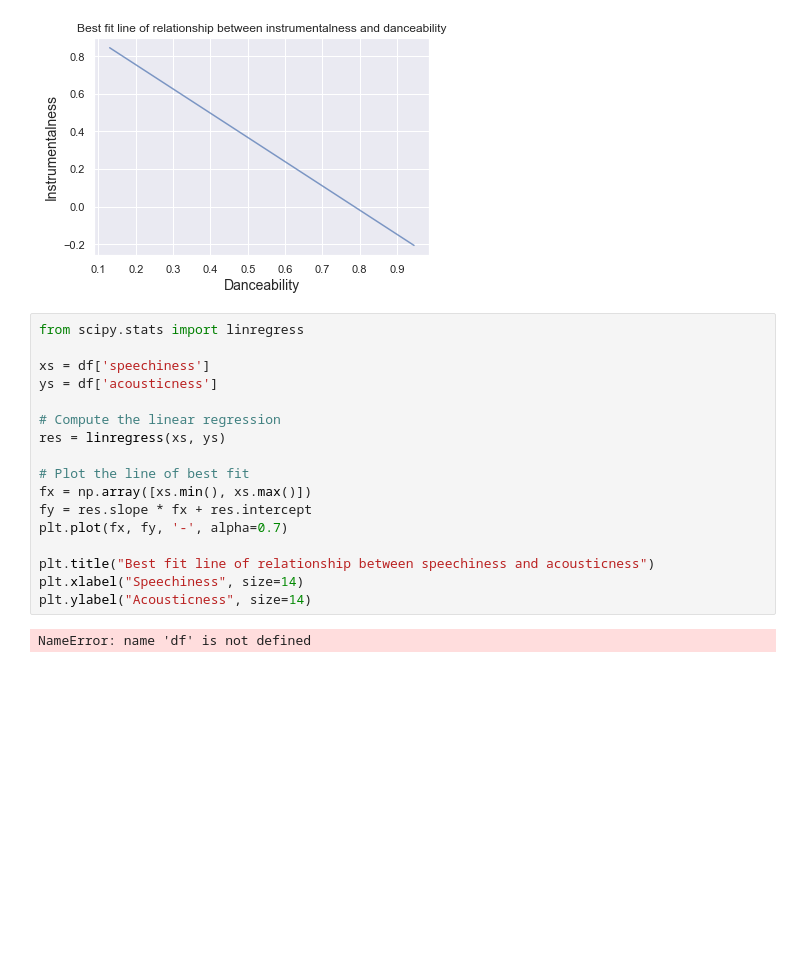
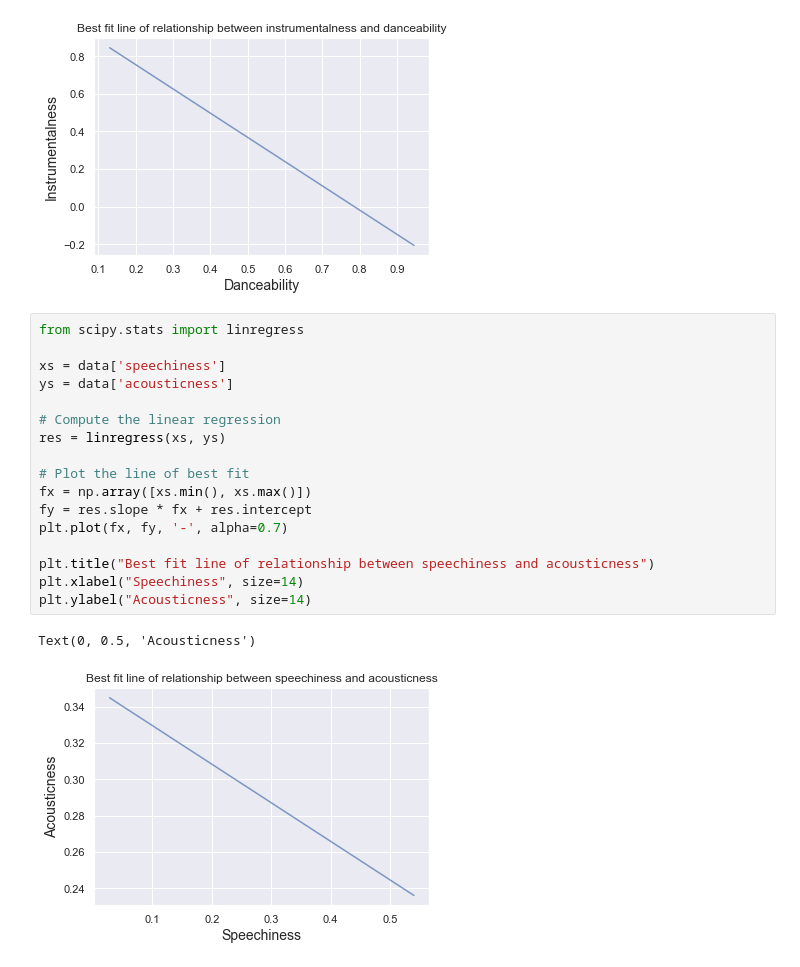
Before and after one commit to pattanaikay/scaling-chainsaw-MultiLR, a Jupyter notebook: Documents/EPGP Course/Spotify EDA Project/Spotify.ipynb, the cells around one changed output. Cells and saved outputs as stored; diff of their text form; blank space fills up the shorter version.

```diff
--- a/Documents/EPGP Course/Spotify EDA Project/Spotify.ipynb
+++ b/Documents/EPGP Course/Spotify EDA Project/Spotify.ipynb
@@ -311,19 +311,20 @@ Text(0, 0.5, 'Instrumentalness')
 # %%
 from scipy.stats import linregress
 
-xs = df['speechiness']
-ys = df['acousticness']
+xs = data['speechiness']
+ys = data['acousticness']
 
 # Compute the linear regression
 res = linregress(xs, ys)
 
 # Plot the line of best fit
 fx = np.array([xs.min(), xs.max()])
 fy = res.slope * fx + res.intercept
 plt.plot(fx, fy, '-', alpha=0.7)
 
 plt.title("Best fit line of relationship between speechiness and acousticness")
 plt.xlabel("Speechiness", size=14)
 plt.ylabel("Acousticness", size=14)
 # %% [output]
-NameError: name 'df' is not defined
+Text(0, 0.5, 'Acousticness')
+[figure, added]
```
Also changed, not shown: parts of 1 cell of this notebook.
